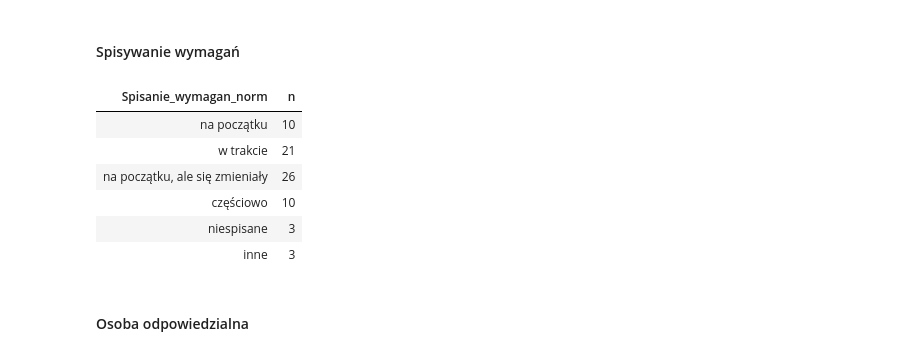
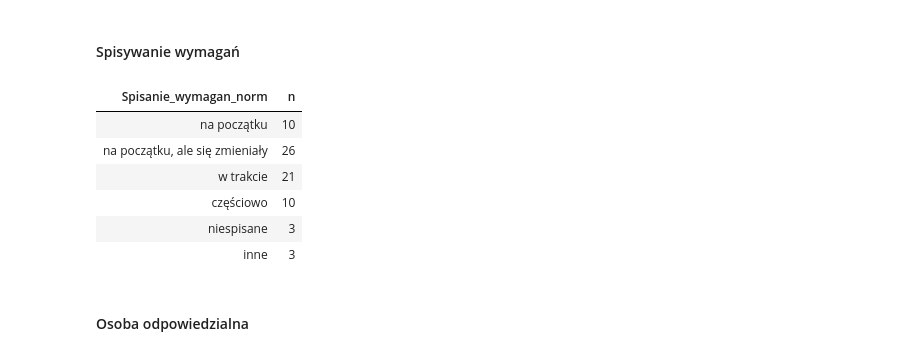
Before and after one commit to jot-em/tester-survey-analysis, a Jupyter notebook: Opracowanie_ankiety_testerskiej.ipynb, the cells around one changed output. Drawn from its saved outputs; the diff is of its cells as text; code cells hidden in the pictures.

```diff
--- a/Opracowanie_ankiety_testerskiej.ipynb
+++ b/Opracowanie_ankiety_testerskiej.ipynb
@@ -106,7 +73,7 @@ Levels: Iteracyjne i sekwencyjne Iteracyjne Sekwencyjne Inne
 
 #alternatywnie tak można zmienić typ danych
 project_length_levels <- c('do pół roku', '0,5 - 1 roku', '1-3 lata', 'powyżej 3 lat')
-df$Dl_projektu <- parse_factor(df$Dl_projektu, levels = project_length_levels)
+df$Dl_projektu_norm <- parse_factor(df$Dl_projektu, levels = project_length_levels)
 # %% [markdown]
 #### Udział testerów
 # %%
@@ -178,36 +145,36 @@ count(df, Udzial_testerow_norm)
 # %%
 # df$Spisanie_wymagan <- gsub("tak, na samym początku",
 #                             "na początku", df$Spisanie_wymagan)
 # df$Spisanie_wymagan <- gsub("tak, stopniowo w trakcie projektu \\(np. w postaci user stories\\)",
 #                             "w trakcie", df$Spisanie_wymagan)
 # df$Spisanie_wymagan <- gsub("tak, na samym początku, ale później często się zmieniały",
 #                             "na początku, ale się zmieniały", df$Spisanie_wymagan)
 # df$Spisanie_wymagan <- gsub("częściowo były spisywane, ale większość była przekazywana ustnie",
 #                             "częściowo", df$Spisanie_wymagan)
 # df$Spisanie_wymagan <- gsub("nie, były tylko ustne ustalenia",
 #                             "niespisane", df$Spisanie_wymagan)
 
 df <- mutate(df, Spisanie_wymagan_norm = case_when(
     Spisanie_wymagan == "tak, na samym początku" ~ "na początku",
     Spisanie_wymagan == "tak, stopniowo w trakcie projektu (np. w postaci user stories)" ~ "w trakcie",
     Spisanie_wymagan == "tak, na samym początku, ale później często się zmieniały" ~ "na początku, ale się zmieniały",
     Spisanie_wymagan == "częściowo były spisywane, ale większość była przekazywana ustnie" ~ "częściowo",
     Spisanie_wymagan == "nie, były tylko ustne ustalenia" ~ "niespisane",
 #     TRUE ~ as.character(df$Spisanie_wymagan)
     TRUE ~ "inne"
 ))
 
 #TODO nazwa zmiennej
-writing_specification_levels <- c("na początku", "w trakcie", "na początku, ale się zmieniały", "częściowo", "niespisane", "inne")
+writing_specification_levels <- c("na początku", "na początku, ale się zmieniały", "w trakcie", "częściowo", "niespisane", "inne")
 df$Spisanie_wymagan_norm <- parse_factor(df$Spisanie_wymagan_norm, levels = writing_specification_levels)
 
 # df$Spisanie_wymagan_norm
 count(df, Spisanie_wymagan_norm)
 # %% [output]
 | Spisanie_wymagan_norm | n |
 | na początku | 10 |
+| na początku, ale się zmieniały | 26 |
 | w trakcie | 21 |
-| na początku, ale się zmieniały | 26 |
 | częściowo | 10 |
 | niespisane | 3 |
 | inne | 3 |
```
Also changed, not shown: parts of 31 cells of this notebook.
